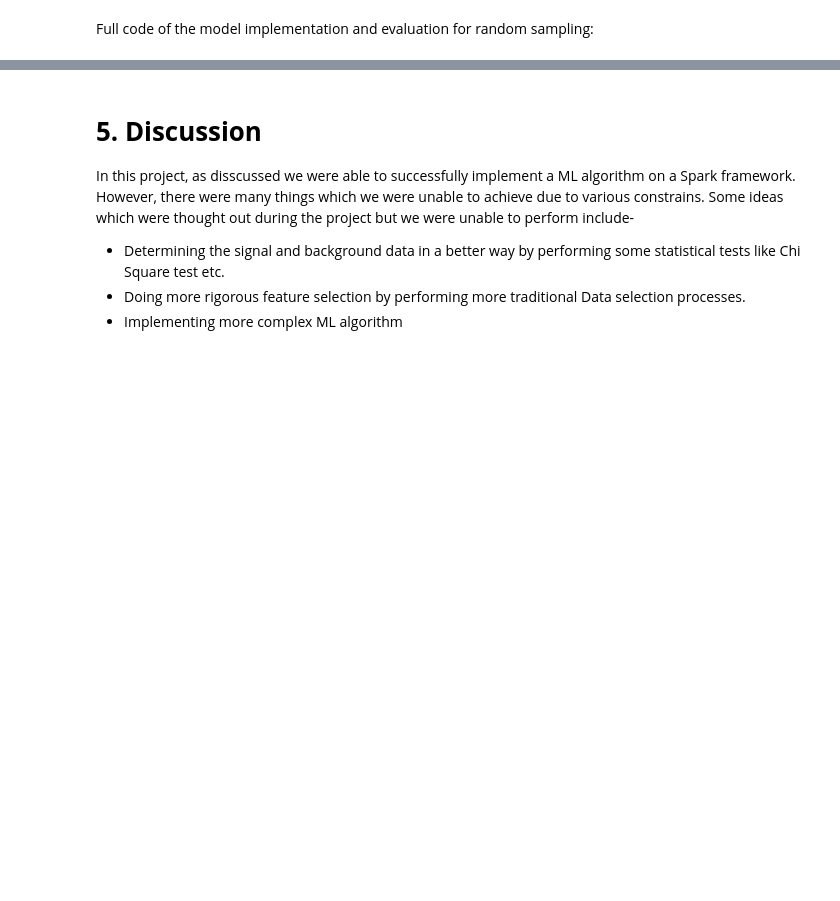
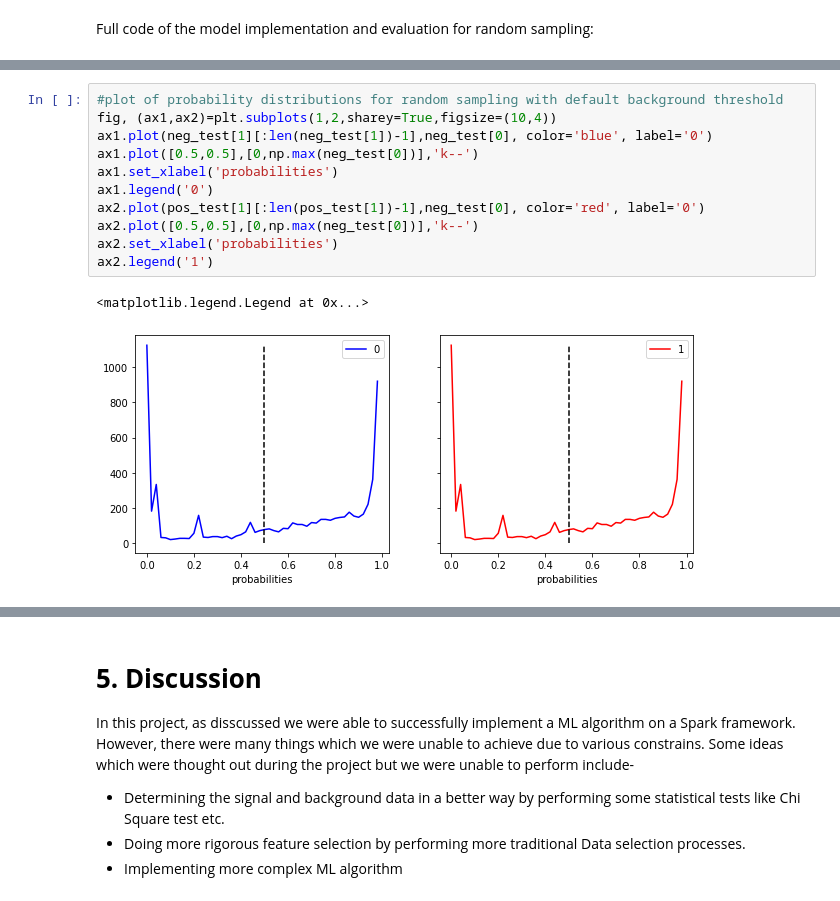
Before and after one commit to ish-codes-magic/DESY_Summer_Project, a Jupyter notebook: Report.ipynb, the cells around one changed output, grey strips where cells are left out. Cells and saved outputs as stored; diff of their text form; blank space fills up the shorter version.

```diff
--- a/Report.ipynb
+++ b/Report.ipynb
@@ -565,0 +698,14 @@ confision_mat=[[3349  311]
+# %%
+#plot of probability distributions for random sampling with default background threshold
+fig, (ax1,ax2)=plt.subplots(1,2,sharey=True,figsize=(10,4))
+ax1.plot(neg_test[1][:len(neg_test[1])-1],neg_test[0], color='blue', label='0')
+ax1.plot([0.5,0.5],[0,np.max(neg_test[0])],'k--')
+ax1.set_xlabel('probabilities')
+ax1.legend('0')
+ax2.plot(pos_test[1][:len(pos_test[1])-1],neg_test[0], color='red', label='0')
+ax2.plot([0.5,0.5],[0,np.max(neg_test[0])],'k--')
+ax2.set_xlabel('probabilities')
+ax2.legend('1')
+# %% [output]
+<matplotlib.legend.Legend at 0x...>
+[figure, added]
```
Also changed, not shown: parts of 15 cells of this notebook.
